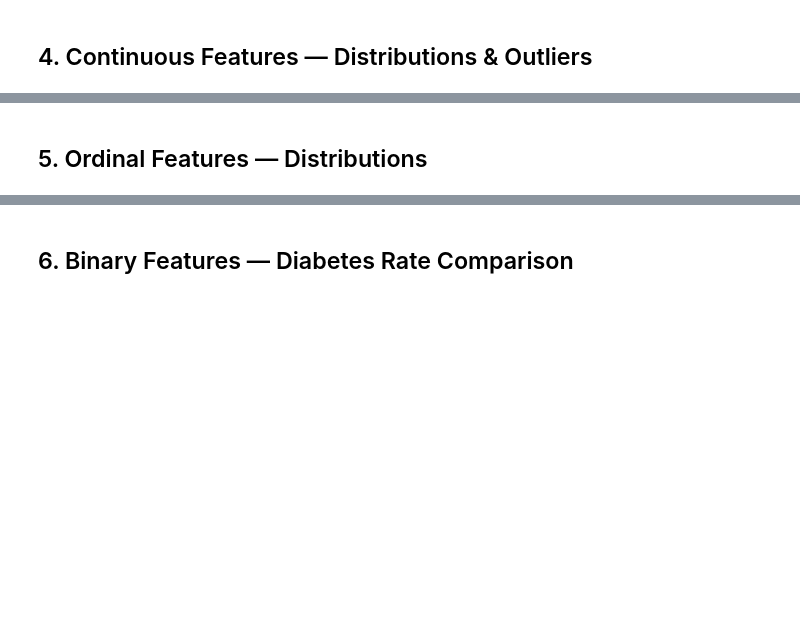
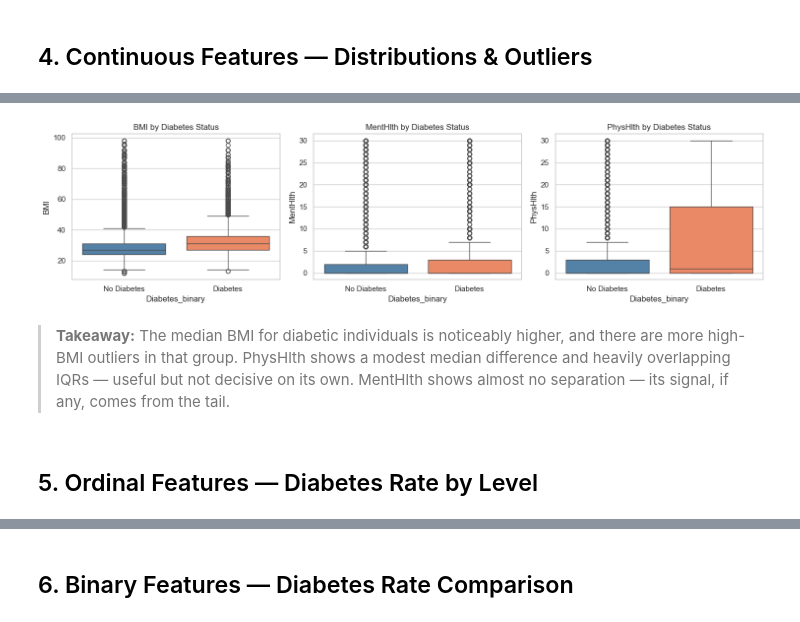
Before and after one commit to ZachSkiba/CSP571-G7, a Jupyter notebook: notebooks/01_eda_binary.ipynb, the cells around one changed output, grey strips where cells are left out. Saved outputs shown, nothing was run; the diff lists cells and outputs as text; code cells hidden in the pictures; blank space fills up the shorter version.

```diff
--- a/notebooks/01_eda_binary.ipynb
+++ b/notebooks/01_eda_binary.ipynb
@@ -145,30 +223,28 @@ print(f"BMI > 80: {(df_clean['BMI'] > 80).sum()} rows")
 # %%
 df_clean = df_clean.copy()
 df_clean['Diabetes_binary'] = df_clean['Diabetes_binary'].astype(int)
 
 fig, axes = plt.subplots(1, 3, figsize=(15, 4))
 
 for ax, col in zip(axes, continuous):
-
     sns.boxplot(
-        data=df_clean,
-        x='Diabetes_binary',
-        y=col,
-        hue='Diabetes_binary',
-        palette={0: 'steelblue', 1: 'coral'},
-        dodge=False,
-        ax=ax
+        data=df_clean, x='Diabetes_binary', y=col,
+        hue='Diabetes_binary', palette={0: 'steelblue', 1: 'coral'},
+        dodge=False, ax=ax
     )
-
     ax.set_xticks([0, 1])
     ax.set_xticklabels(['No Diabetes', 'Diabetes'])
     ax.legend_.remove()
     ax.set_title(f'{col} by Diabetes Status')
 
 plt.tight_layout()
 plt.show()
+# %% [output]
+[figure, added]
+# %% [markdown]
+> **Takeaway:** The median BMI for diabetic individuals is noticeably higher, and there are more high-BMI outliers in that group. PhysHlth shows a modest median difference and heavily overlapping IQRs — useful but not decisive on its own. MentHlth shows almost no separation — its signal, if any, comes from the tail.
 # %% [markdown]
-## 5. Ordinal Features — Distributions
+## 5. Ordinal Features — Diabetes Rate by Level
 # %%
 ordinal = {'GenHlth': 'General Health (1=Excellent → 5=Poor)',
            'Age':     'Age Category (1=18-24 → 13=80+)',
```
Also changed, not shown: parts of 36 cells of this notebook, 1 other file.
